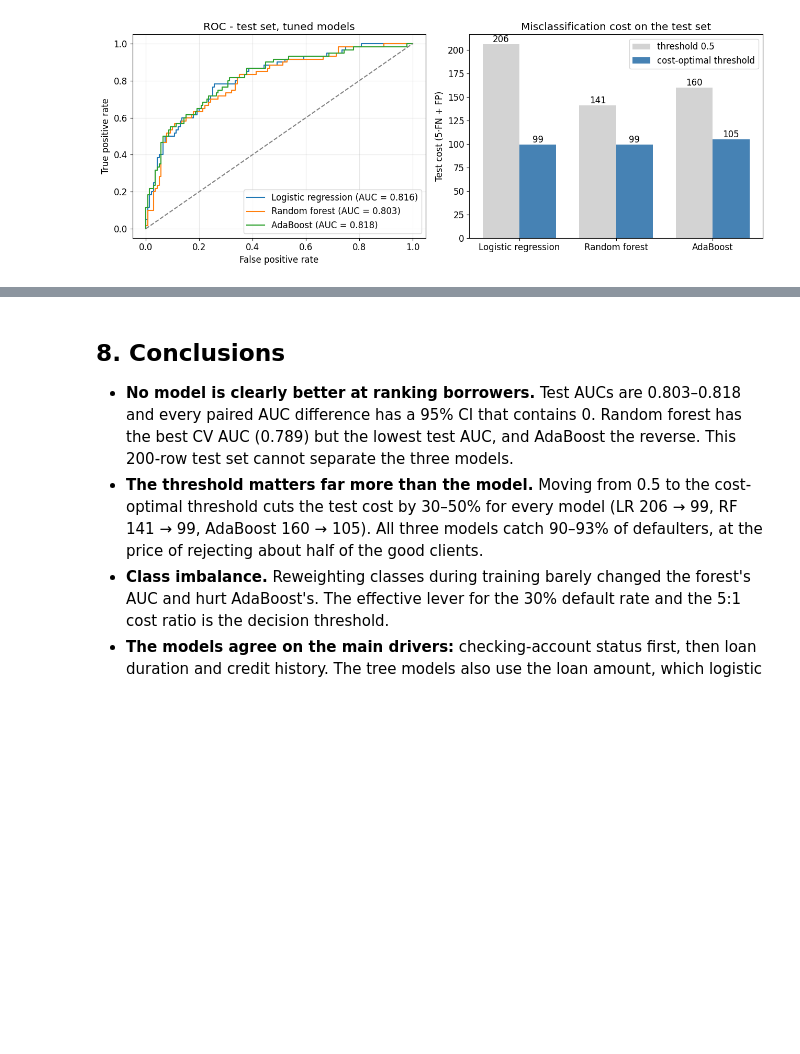
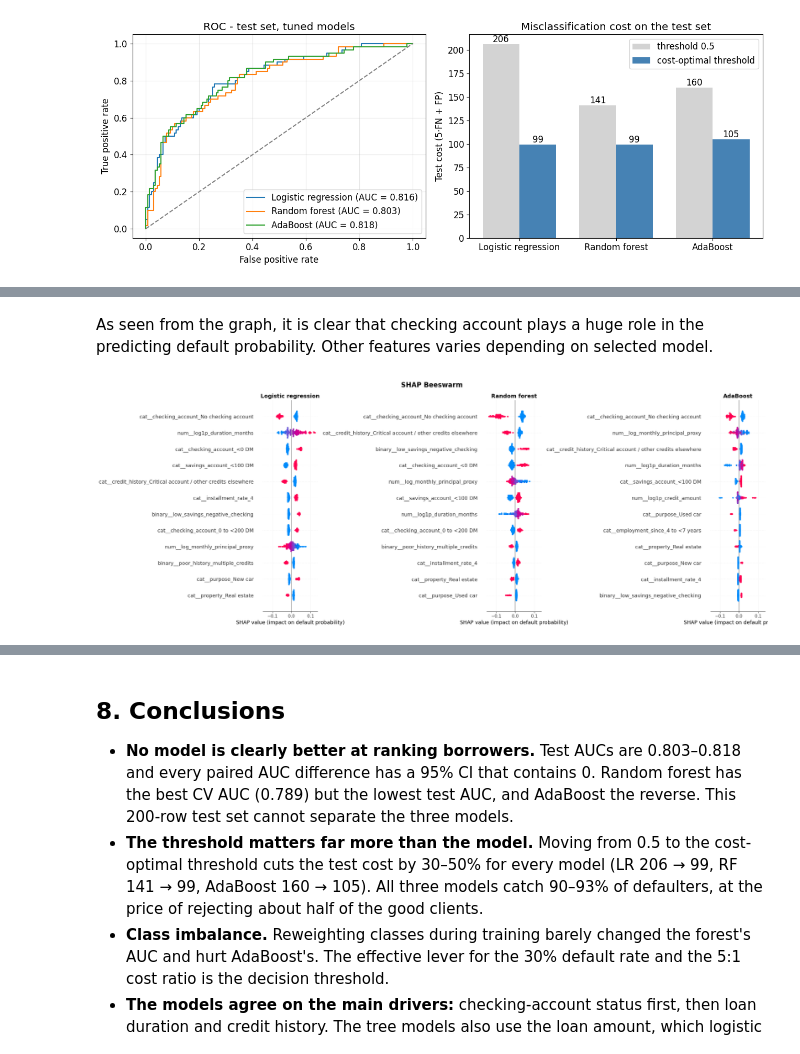
Before and after one commit to saltypassion/DSE4212-Creditscoring, a Jupyter notebook: src/credit_scoring_models.ipynb, the cells around one changed output, grey strips where cells are left out. Saved outputs shown, nothing was run; the diff lists cells and outputs as text; code cells hidden in the pictures; blank space fills up the shorter version.

```diff
--- a/src/credit_scoring_models.ipynb
+++ b/src/credit_scoring_models.ipynb
@@ -804,0 +962,47 @@ plt.show()
+# %% [markdown]
+As seen from the graph, it is clear that checking account plays a huge role in the predicting default probability. Other features varies depending on selected model.
+# %%
+
+# SHAP Beeswarm
+fig, axes = plt.subplots(
+    1, 3, figsize=(24, 9),
+    sharex=True
+)
+for ax, name in zip(axes, models):
+    values = SHAP[name]
+    # Rank transformed features by mean absolute SHAP
+    feature_importance = np.abs(values.values).mean(axis=0)
+    indices = np.argsort(feature_importance)[::-1][:12]
+    explanation = shap.Explanation(
+        values=values.values[:, indices],
+        base_values=values.base_values,
+        data=SHAP_DATA[name][:, indices],
+        feature_names=[
+            SHAP_FEATURES[name][i]
+            for i in indices
+        ]
+    )
+    plt.sca(ax)
+    shap.plots.beeswarm(
+        explanation,
+        max_display=12,
+        show=False,
+        plot_size=None,
+        color_bar=False
+    )
+    ax.set_title(name, fontsize=14, fontweight="bold")
+    ax.set_xlabel("SHAP value (impact on default probability)")
+    ax.grid(axis="x", alpha=0.15)
+fig.suptitle(
+    "SHAP Beeswarm",
+    fontsize=17,
+    fontweight="bold"
+)
+plt.tight_layout()
+plt.savefig(
+    OUT / "results/shap_encoded_beeswarm.png",
+    dpi=300, bbox_inches="tight"
+)
+plt.show()
+# %% [output]
+[figure, added]
```
Also changed, not shown: parts of 10 cells of this notebook, 12 other files.
